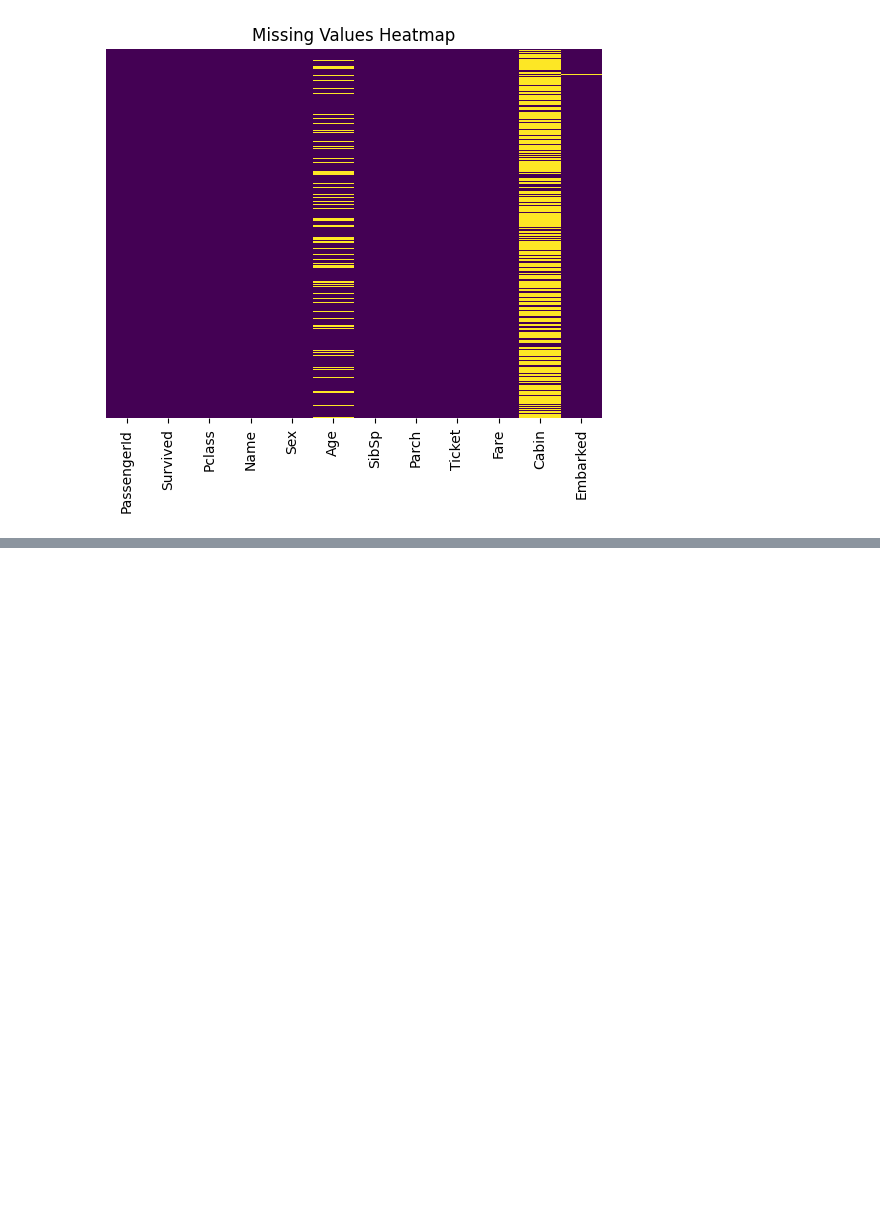
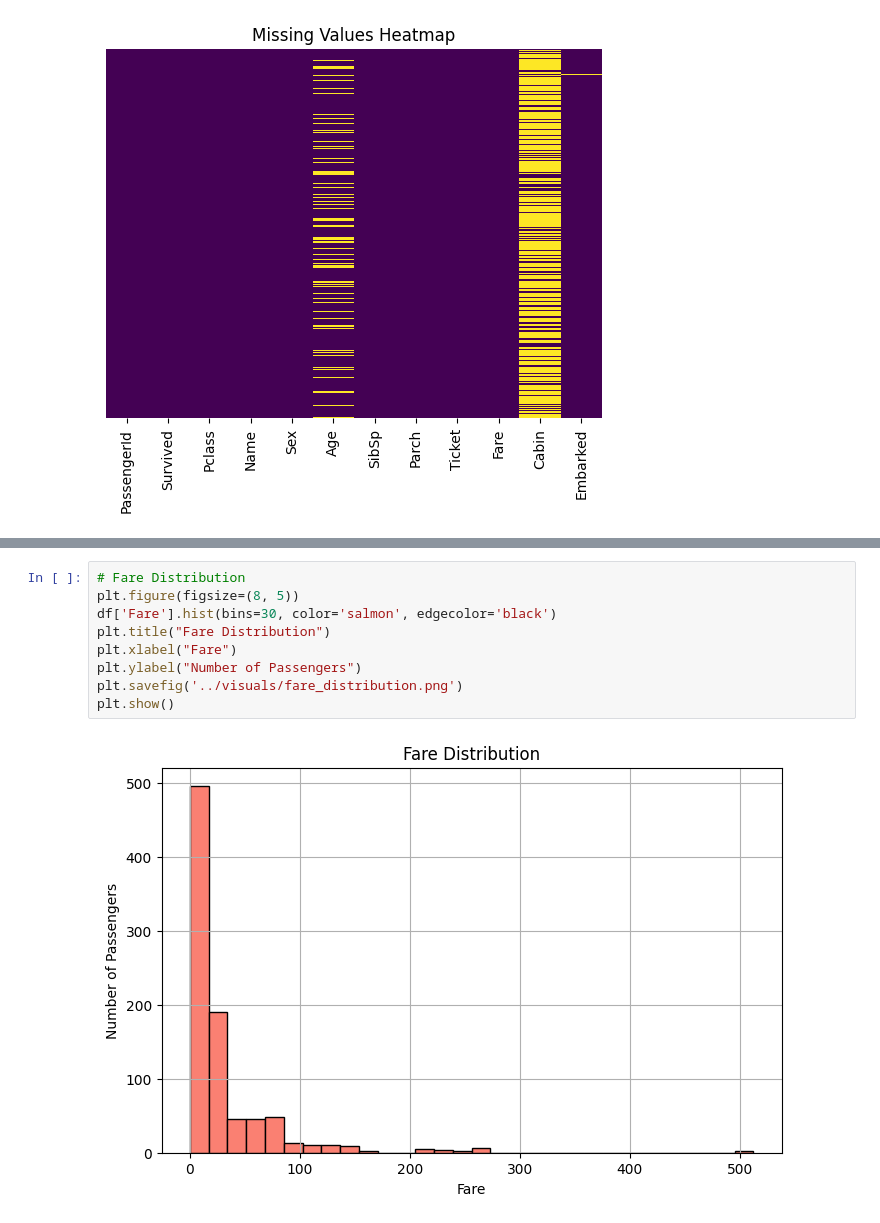
Before and after one commit to Ritik-19-12/titanic-eda-analysis, a Jupyter notebook: notebooks/titanic_eda.ipynb, the cells around one changed output, grey strips where cells are left out. Saved outputs shown, nothing was run; the diff lists cells and outputs as text; blank space fills up the shorter version.

```diff
--- a/notebooks/titanic_eda.ipynb
+++ b/notebooks/titanic_eda.ipynb
@@ -73,0 +88,11 @@ plt.show()
+# %%
+# Fare Distribution
+plt.figure(figsize=(8, 5))
+df['Fare'].hist(bins=30, color='salmon', edgecolor='black')
+plt.title("Fare Distribution")
+plt.xlabel("Fare")
+plt.ylabel("Number of Passengers")
+plt.savefig('../visuals/fare_distribution.png')
+plt.show()
+# %% [output]
+[figure, added]
```
Also changed, not shown: parts of 5 cells of this notebook, 5 other files.
